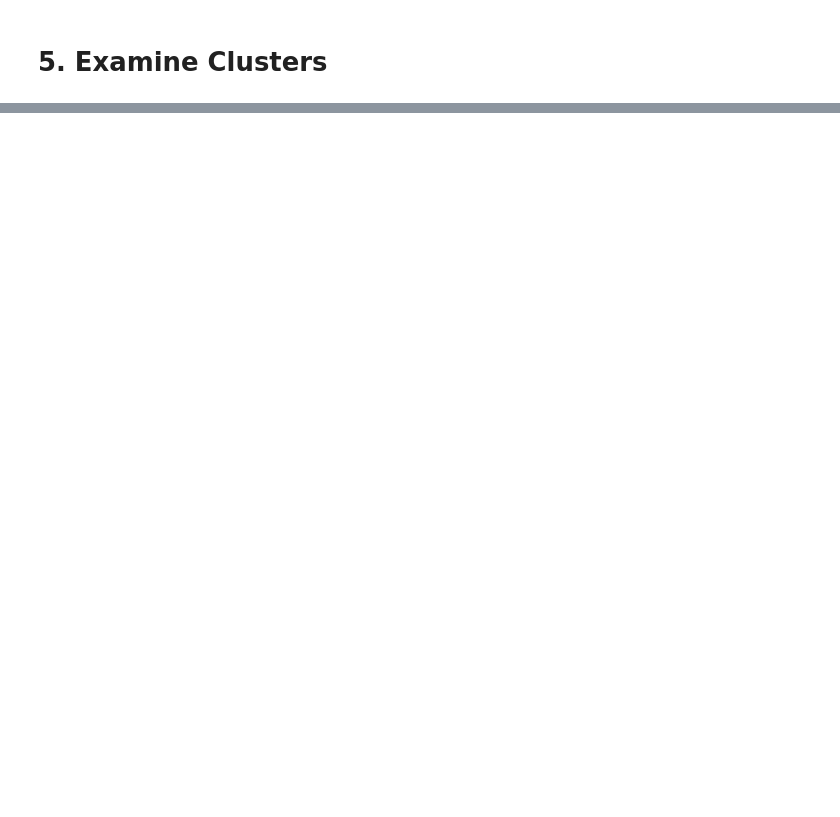
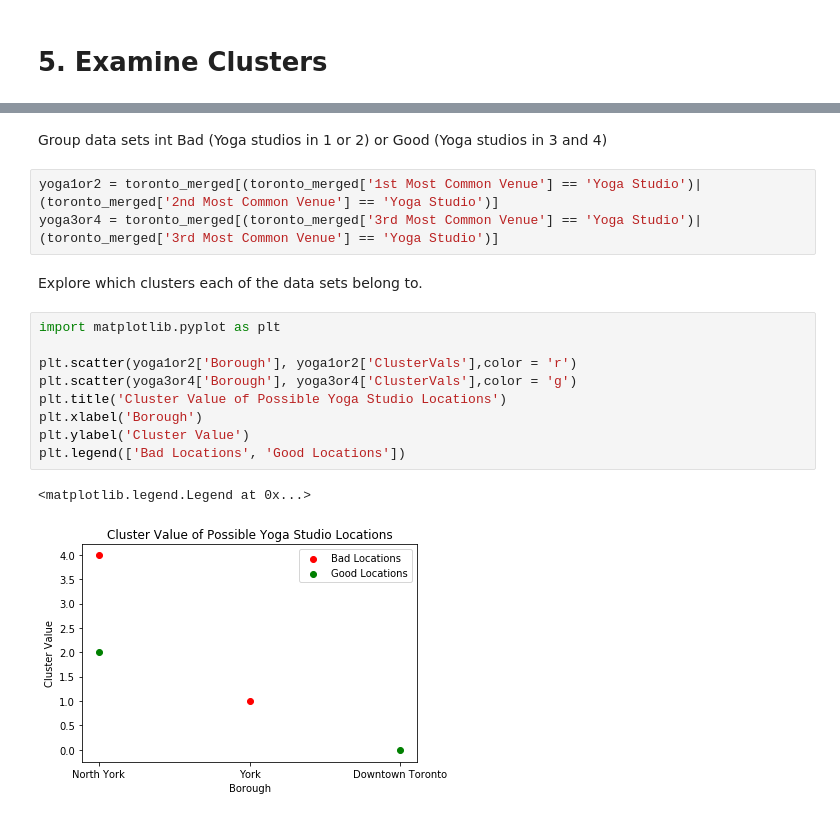
Before and after one commit to amendenhall137/ML_Capstone_Coursera, a Jupyter notebook: Coursera_Capstone.ipynb, the cells around one changed output, grey strips where cells are left out. Saved outputs shown, nothing was run; the diff lists cells and outputs as text; blank space fills up the shorter version.

Commit message:
Published from Watson Studio.

```diff
--- a/Coursera_Capstone.ipynb
+++ b/Coursera_Capstone.ipynb
@@ -517,0 +552,19 @@ toronto_merged.loc[toronto_merged['ClusterVals'] == 4, toronto_merged.columns[[1
+# %% [markdown]
+Group data sets int Bad (Yoga studios in 1 or 2) or Good (Yoga studios in 3 and 4)
+# %%
+yoga1or2 = toronto_merged[(toronto_merged['1st Most Common Venue'] == 'Yoga Studio')|(toronto_merged['2nd Most Common Venue'] == 'Yoga Studio')]
+yoga3or4 = toronto_merged[(toronto_merged['3rd Most Common Venue'] == 'Yoga Studio')|(toronto_merged['3rd Most Common Venue'] == 'Yoga Studio')]
+# %% [markdown]
+Explore which clusters each of the data sets belong to.
+# %%
+import matplotlib.pyplot as plt
+
+plt.scatter(yoga1or2['Borough'], yoga1or2['ClusterVals'],color = 'r')
+plt.scatter(yoga3or4['Borough'], yoga3or4['ClusterVals'],color = 'g')
+plt.title('Cluster Value of Possible Yoga Studio Locations')
+plt.xlabel('Borough')
+plt.ylabel('Cluster Value')
+plt.legend(['Bad Locations', 'Good Locations'])
+# %% [output]
+<matplotlib.legend.Legend at 0x...>
+[figure, added]
```
Also changed, not shown: parts of 21 cells of this notebook.
